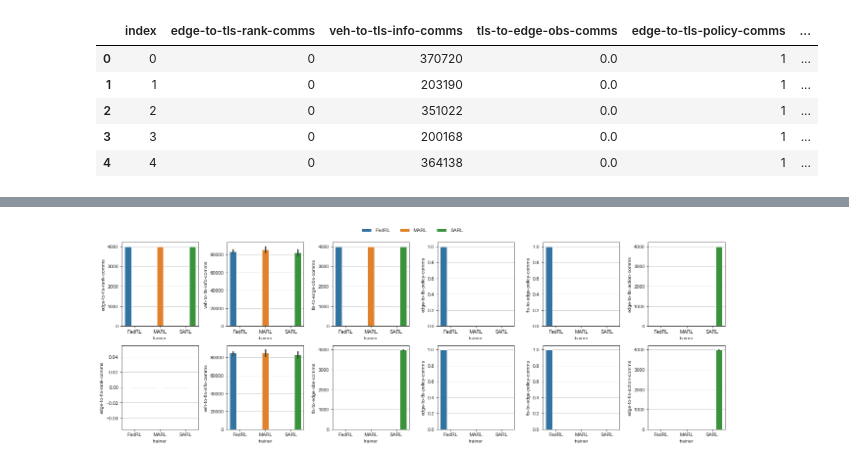
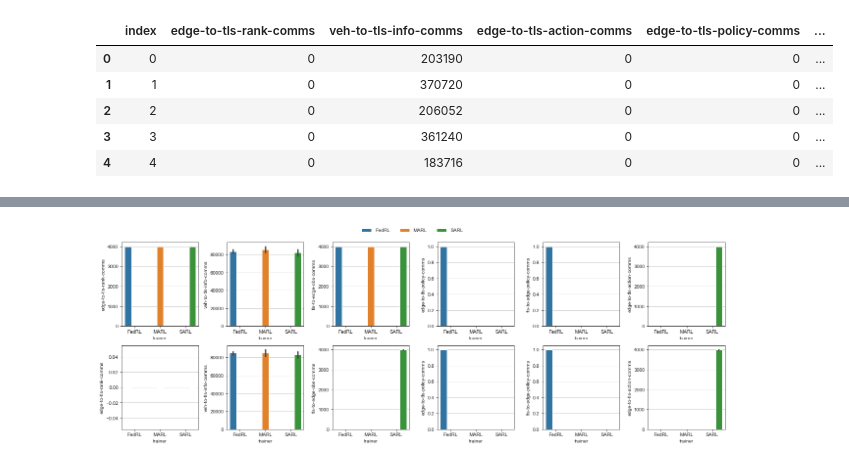
Before and after one commit to nathaniel-hudson/SUMO-FedRL, a Jupyter notebook: notebooks/Communication Analysis.ipynb, the cells around one changed output, grey strips where cells are left out. Cells and saved outputs as stored; diff of their text form; code cells hidden in the pictures.

```diff
--- a/notebooks/Communication Analysis.ipynb
+++ b/notebooks/Communication Analysis.ipynb
@@ -41,29 +43,29 @@ plt.rcParams['ytick.left'] = True
 # %%
 base_path = ("..", "out", "data", "Final")
 dfs = []
 for intersection in ["double", "grid-3x3", "grid-5x5"]:
     for ranked in [False, True]:
         ranked_str = "ranked" if ranked else "unranked"
         paths = [
-            join(*base_path, "FedRL", intersection, f"v3_traffic-aggr_{ranked_str}.csv"),
             join(*base_path, "MARL",  intersection, f"v3_{ranked_str}.csv"),
             join(*base_path, "SARL",  intersection, f"v3_{ranked_str}.csv"),
-            join(*base_path, "FedRL", intersection, f"v3_naive-aggr_{ranked_str}.csv"),
             join(*base_path, "FedRL", intersection, f"v3_pos-reward-aggr_{ranked_str}.csv"),
+            # join(*base_path, "FedRL", intersection, f"v3_naive-aggr_{ranked_str}.csv"),
+            # join(*base_path, "FedRL", intersection, f"v3_traffic-aggr_{ranked_str}.csv"),
             # join(*base_path, "FedRL", intersection, f"v3_neg-reward-aggr_{ranked_str}.csv"),
         ]
         dfs.extend([
-            preprocess_v2(path, intersection=intersection)
+            preprocess(path, intersection=intersection)
             for path in paths
         ])
 
 df = pd.concat(dfs)
 df.reset_index(inplace=True)
 df.head()
 # %% [output]
-|  | index | edge-to-tls-rank-comms | veh-to-tls-info-comms | tls-to-edge-obs-comms | edge-to-tls-policy-comms | ... |
-| 0 | 0 | 0 | 370720 | 0.0 | 1 | ... |
-| 1 | 1 | 0 | 203190 | 0.0 | 1 | ... |
-| 2 | 2 | 0 | 351022 | 0.0 | 1 | ... |
-| 3 | 3 | 0 | 200168 | 0.0 | 1 | ... |
-| 4 | 4 | 0 | 364138 | 0.0 | 1 | ... |
+|  | index | edge-to-tls-rank-comms | veh-to-tls-info-comms | edge-to-tls-action-comms | edge-to-tls-policy-comms | ... |
+| 0 | 0 | 0 | 203190 | 0 | 0 | ... |
+| 1 | 1 | 0 | 370720 | 0 | 0 | ... |
+| 2 | 2 | 0 | 206052 | 0 | 0 | ... |
+| 3 | 3 | 0 | 361240 | 0 | 0 | ... |
+| 4 | 4 | 0 | 183716 | 0 | 0 | ... |
```
Also changed, not shown: parts of 5 cells of this notebook, 7 other files.
